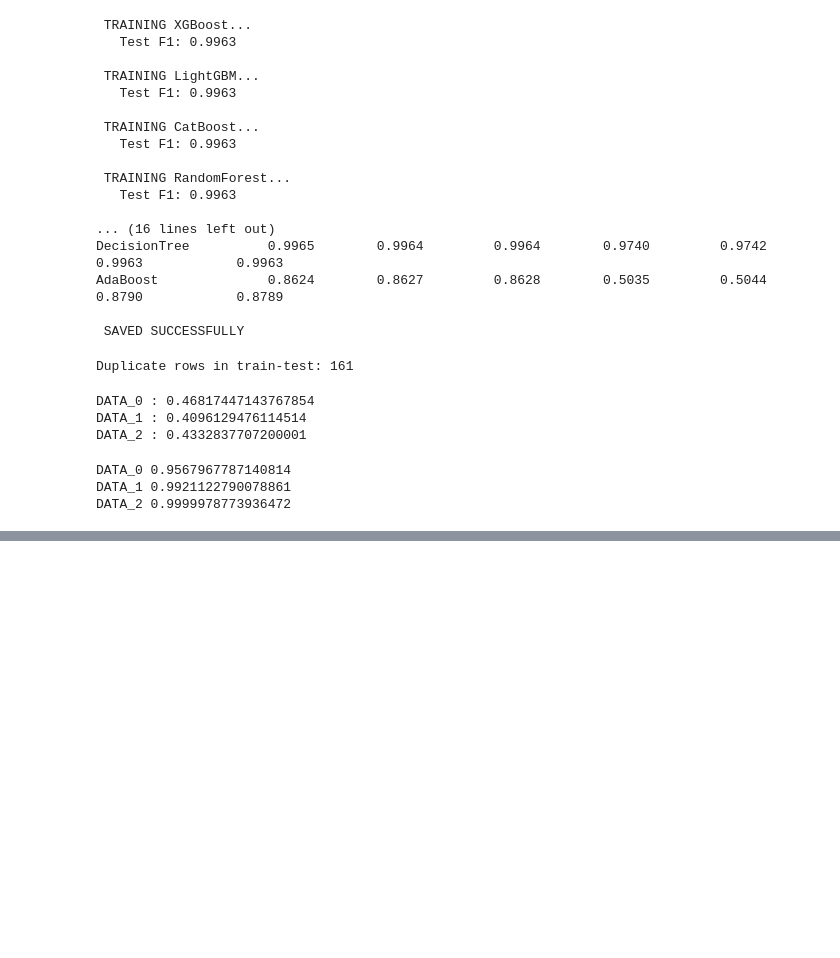
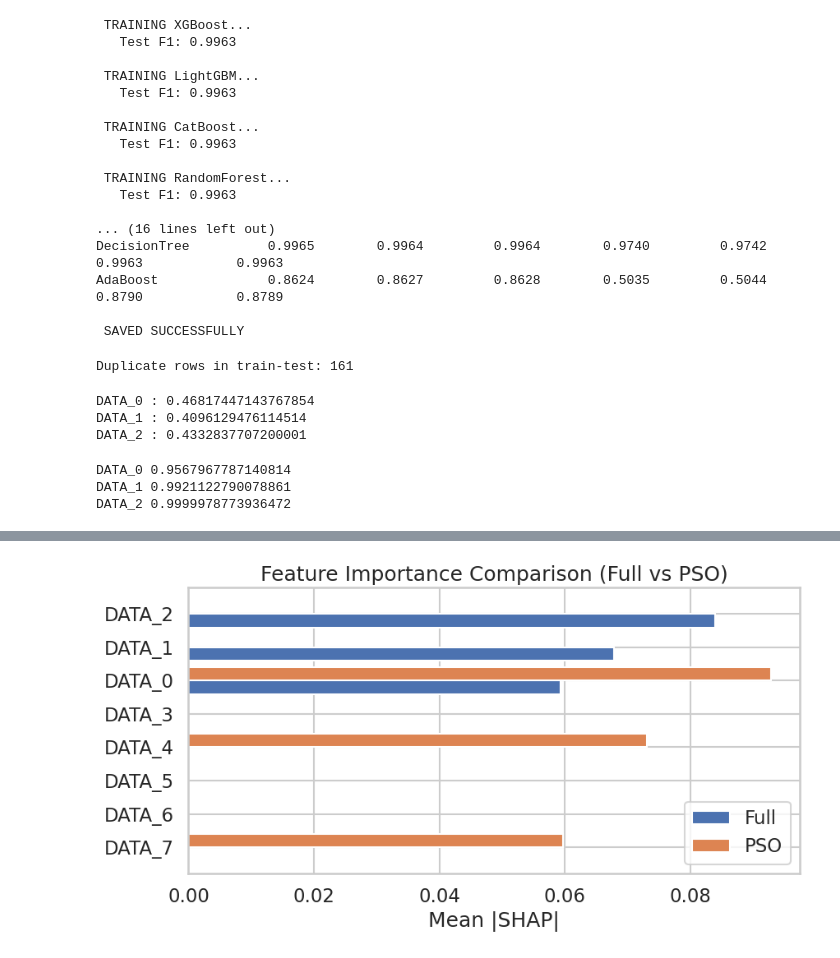
Before and after one commit to vaibhav12686/CIC-IOV-2024-multi-class-classification, a Jupyter notebook: CIC_IOV_2024.ipynb, the cells around one changed output, grey strips where cells are left out. Saved outputs shown, nothing was run; the diff lists cells and outputs as text; code cells hidden in the pictures; blank space fills up the shorter version.

```diff
--- a/CIC_IOV_2024.ipynb
+++ b/CIC_IOV_2024.ipynb
@@ -1116,0 +1461,8 @@ DATA_2 0.9999978773936472
+# %%
+# MERGE COMPARISON
+compare_df = full_df.merge(pso_df, on="Feature", how="left").fillna(0)
+
+compare_df["Selected_by_PSO"] = compare_df["SHAP_PSO"] > 0
+
+print("\n=== COMPARISON ===")
+print(compare_df.head(15))
@@ -1116,0 +1623,17 @@ DATA_2 0.9999978773936472
+# %%
+plot_df = compare_df.head(10).iloc[::-1]
+
+x = np.arange(len(plot_df))
+
+plt.figure(figsize=(9, 5))
+plt.barh(x - 0.2, plot_df["SHAP_FULL"], height=0.4, label="Full")
+plt.barh(x + 0.2, plot_df["SHAP_PSO"], height=0.4, label="PSO")
+
+plt.yticks(x, plot_df["Feature"])
+plt.xlabel("Mean |SHAP|")
+plt.title("Feature Importance Comparison (Full vs PSO)")
+plt.legend()
+plt.tight_layout()
+plt.show()
+# %% [output]
+[figure, added]
```
Also changed, not shown: parts of 38 cells of this notebook.
